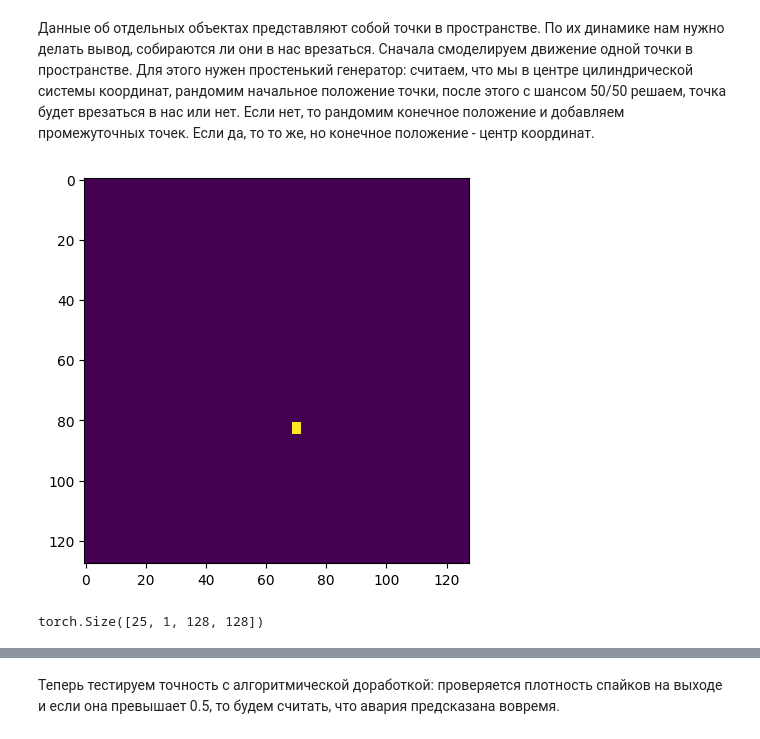
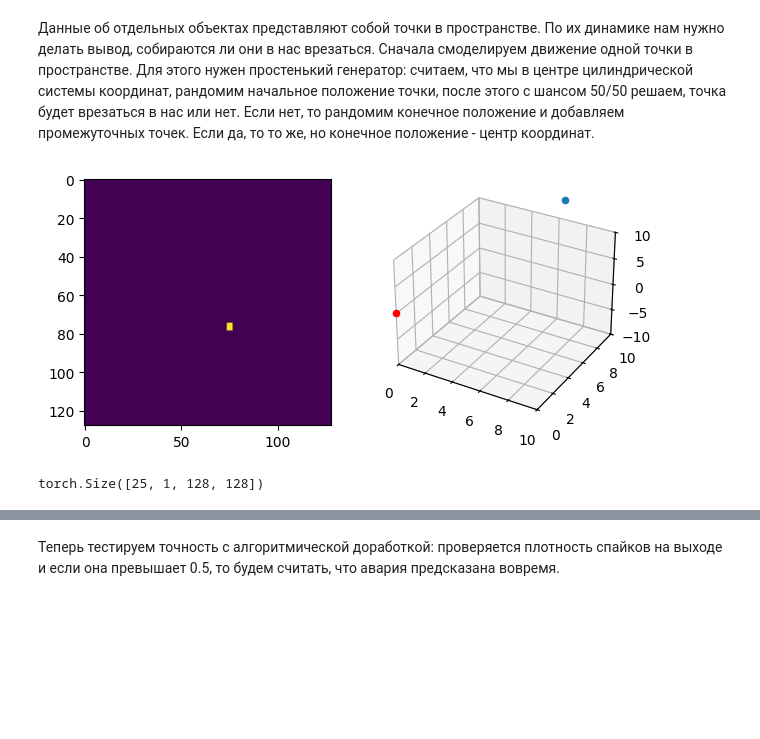
Before and after one commit to mattykurlzz/snn_crash_recognition, a Jupyter notebook: snn.ipynb, the cells around one changed output, grey strips where cells are left out. Saved outputs shown, nothing was run; the diff lists cells and outputs as text; code cells hidden in the pictures; blank space fills up the shorter version.

```diff
--- a/snn.ipynb
+++ b/snn.ipynb
@@ -33,10 +33,17 @@ img_size = (64, 64)
 from IPython.display import clear_output
 %matplotlib inline
 
-def live_imshow(data, figsize=(7,5), title=''):
+def live_imshow(data1, data2, figsize=(7,5), title=''):
     clear_output(wait=True)
-    plt.figure(figsize=figsize)
-    plt.imshow(data)
+    fig = plt.figure(figsize=figsize)
+    ax1 = fig.add_subplot(1, 2, 1)
+    ax2 = fig.add_subplot(1, 2, 2, projection='3d')
+    ax1.imshow(data1)
+    ax2.scatter(data2[0], data2[1], data2[2])
+    ax2.scatter([0], [0], [0], color='r')
+    ax2.set_ybound(0, 10)
+    ax2.set_xbound(0, 10)
+    ax2.set_zlim(-10, 10)
     plt.title(title)
     plt.show()
 # %%
@@ -167,20 +174,25 @@ class single_data:
 # %%
 sin_data = single_data(
     field_depth_m,
     field_height_m,
     fov_deg,
     camera_pos,
     output_length=num_steps,
     img_size=(128, 128)
 )
 
-for frame in sin_data.image_sequence:
-    live_imshow(frame[0].cpu())
+print(sin_data.position_sequence.shape)
+
+for frame, pos in zip(sin_data.image_sequence, sin_data.position_sequence):
+    live_imshow(frame[0].cpu(),
+                [pos[0]*sin(radians(pos[1]))*cos(radians(pos[1])),
+                 pos[0]*sin(radians(pos[1]))*sin(radians(pos[2])),
+                 pos[0]*cos(radians(pos[1]))])
     sleep(1/12)
 
 print(sin_data.image_sequence.shape)
 # %% [output]
-[figure, old version]
+[figure, new version]
 torch.Size([25, 1, 128, 128])
 # %%
 def create_training_set(
```
Also changed, not shown: parts of 10 cells of this notebook, 2 other files.
